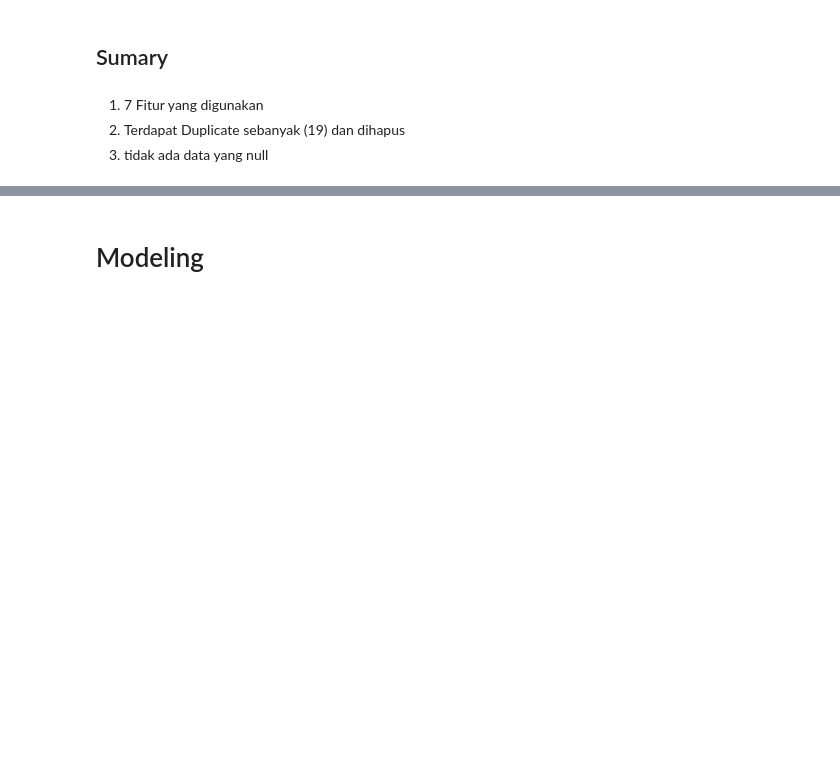
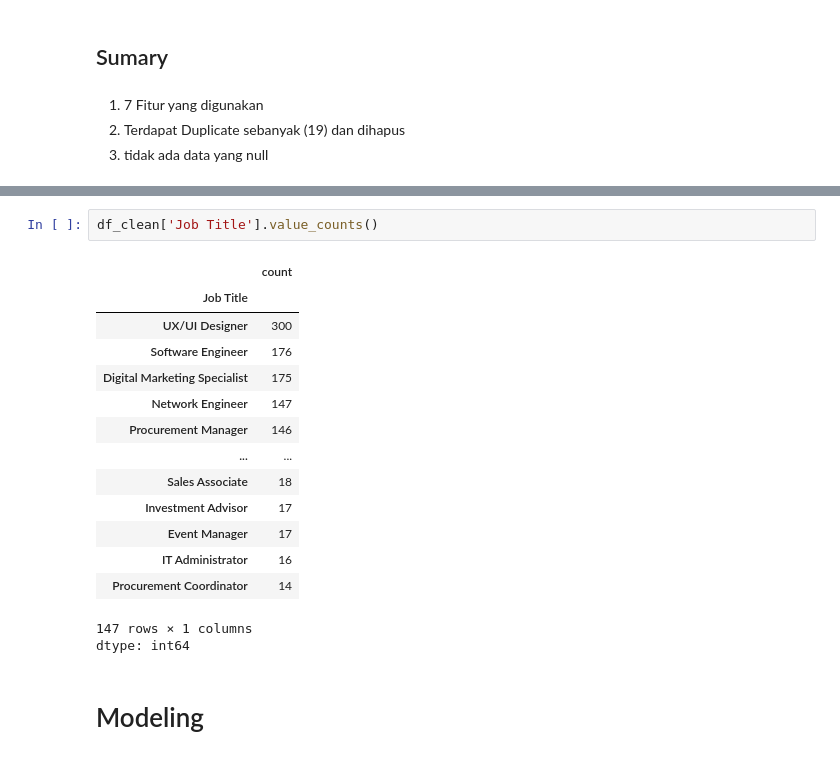
Before and after one commit to hibnastiar27/Rekomendasi-Job-By-Aria, a Jupyter notebook: Final_Rekomendasi2.ipynb, the cells around one changed output, grey strips where cells are left out. Cells and saved outputs as stored; diff of their text form; blank space fills up the shorter version.

```diff
--- a/Rekomendasi.ipynb
+++ b/Final_Rekomendasi2.ipynb
@@ -255,6 +258,24 @@ df_clean.head()
 | 788976 | Structural Engineer | A Design Engineer creates and dev... | Engineering design CAD software p... | Design structural systems and com... | MCA | San Salvador | Part-Time |
 | 233945 | QA Analyst | Performance Testing Specialists a... | Performance testing Load testing ... | Focus on performance and load tes... | B.Tech | Niamey | Temporary |
 | 626013 | Family Nurse Practitioner | Geriatric Nurse Practitioners foc... | Geriatric healthcare Geriatric as... | Focus on elderly patient care, ad... | BA | Bangkok | Part-Time |
+# %%
+df_clean['Job Title'].value_counts()
+# %% [output]
+|  | count |
+| Job Title |  |
+| UX/UI Designer | 300 |
+| Software Engineer | 176 |
+| Digital Marketing Specialist | 175 |
+| Network Engineer | 147 |
+| Procurement Manager | 146 |
+| ... | ... |
+| Sales Associate | 18 |
+| Investment Advisor | 17 |
+| Event Manager | 17 |
+| IT Administrator | 16 |
+| Procurement Coordinator | 14 |
+147 rows × 1 columns
+dtype: int64
 # %% [markdown]
 # Modeling
 # %%
```
Also changed, not shown: parts of 17 cells of this notebook, 3 other files.
